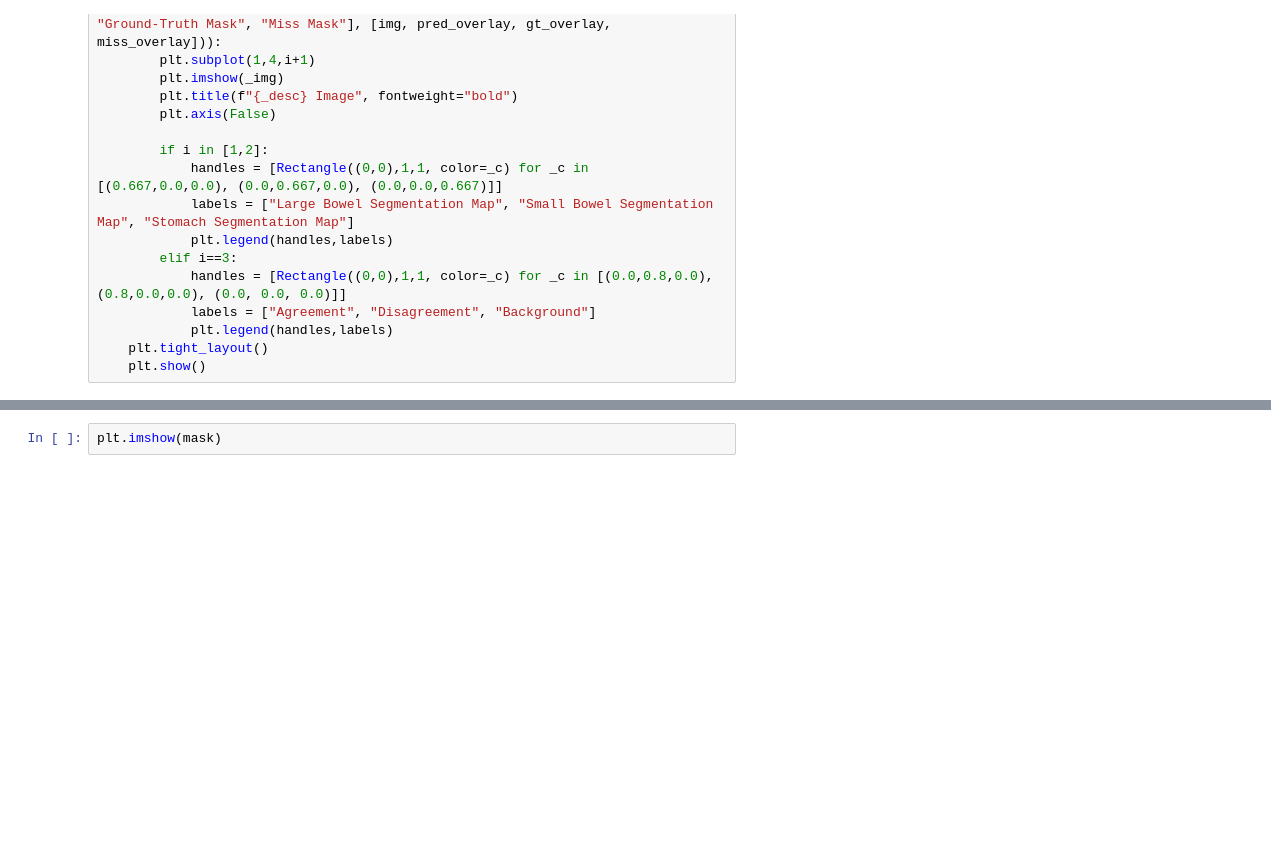
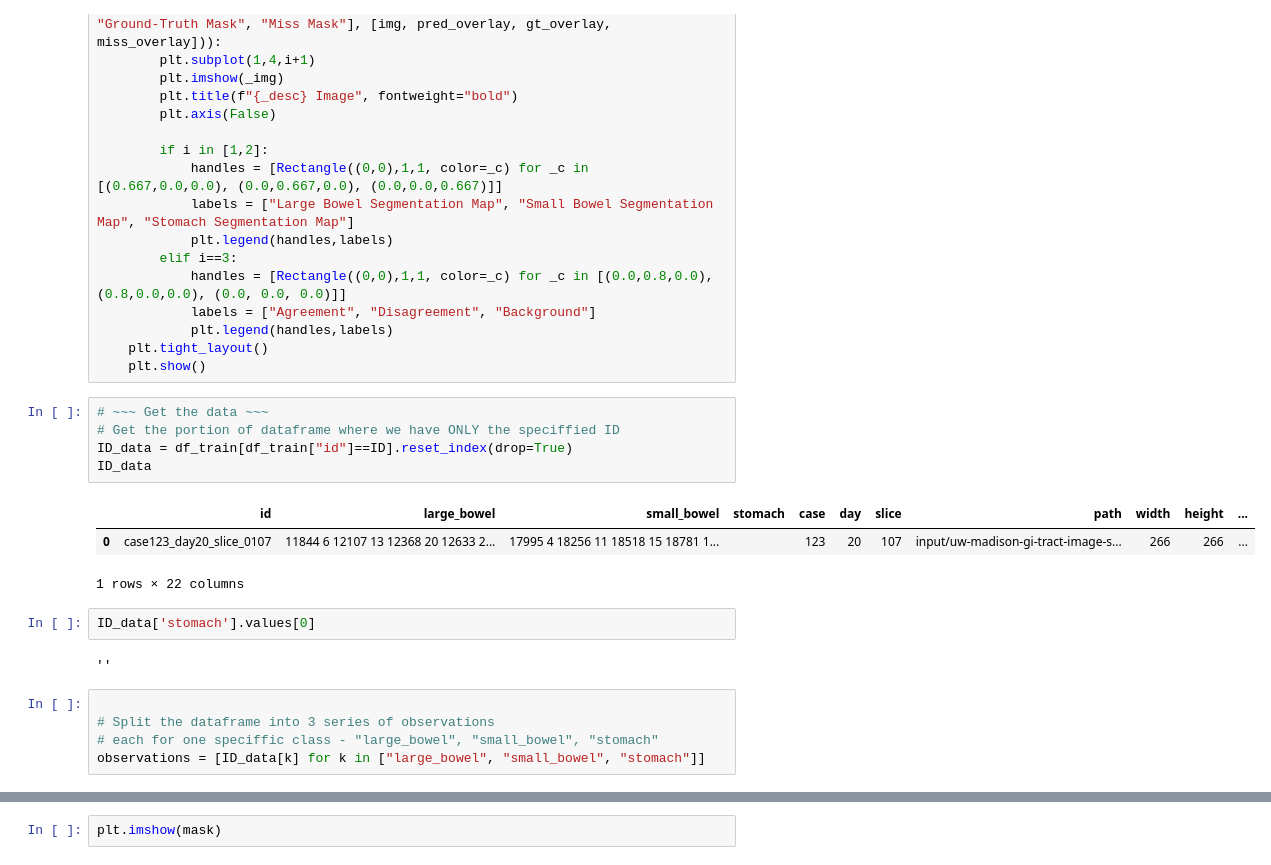
Before and after one commit to vitoleonardo/healthy-organ-tracker, a Jupyter notebook: HOT Inference.ipynb, the cells around one changed output, grey strips where cells are left out. Drawn from its saved outputs; the diff is of its cells as text; blank space fills up the shorter version.

Commit message:
Introduced logic to display data

```diff
--- a/HOT Inference.ipynb
+++ b/HOT Inference.ipynb
@@ -430,3 +510,21 @@ def plot_preds(img, pred_mask, gt_mask):
             plt.legend(handles,labels)
     plt.tight_layout()
     plt.show()
+# %%
+# ~~~ Get the data ~~~
+# Get the portion of dataframe where we have ONLY the speciffied ID
+ID_data = df_train[df_train["id"]==ID].reset_index(drop=True)
+ID_data
+# %% [output]
+|  | id | large_bowel | small_bowel | stomach | case | day | slice | path | width | height | ... |
+| 0 | case123_day20_slice_0107 | 11844 6 12107 13 12368 20 12633 2... | 17995 4 18256 11 18518 15 18781 1... |  | 123 | 20 | 107 | input/uw-madison-gi-tract-image-s... | 266 | 266 | ... |
+1 rows × 22 columns
+# %%
+ID_data['stomach'].values[0]
+# %% [output]
+''
+# %%
+
+# Split the dataframe into 3 series of observations
+# each for one speciffic class - "large_bowel", "small_bowel", "stomach"
+observations = [ID_data[k] for k in ["large_bowel", "small_bowel", "stomach"]]
```
Also changed, not shown: parts of 10 cells of this notebook.
